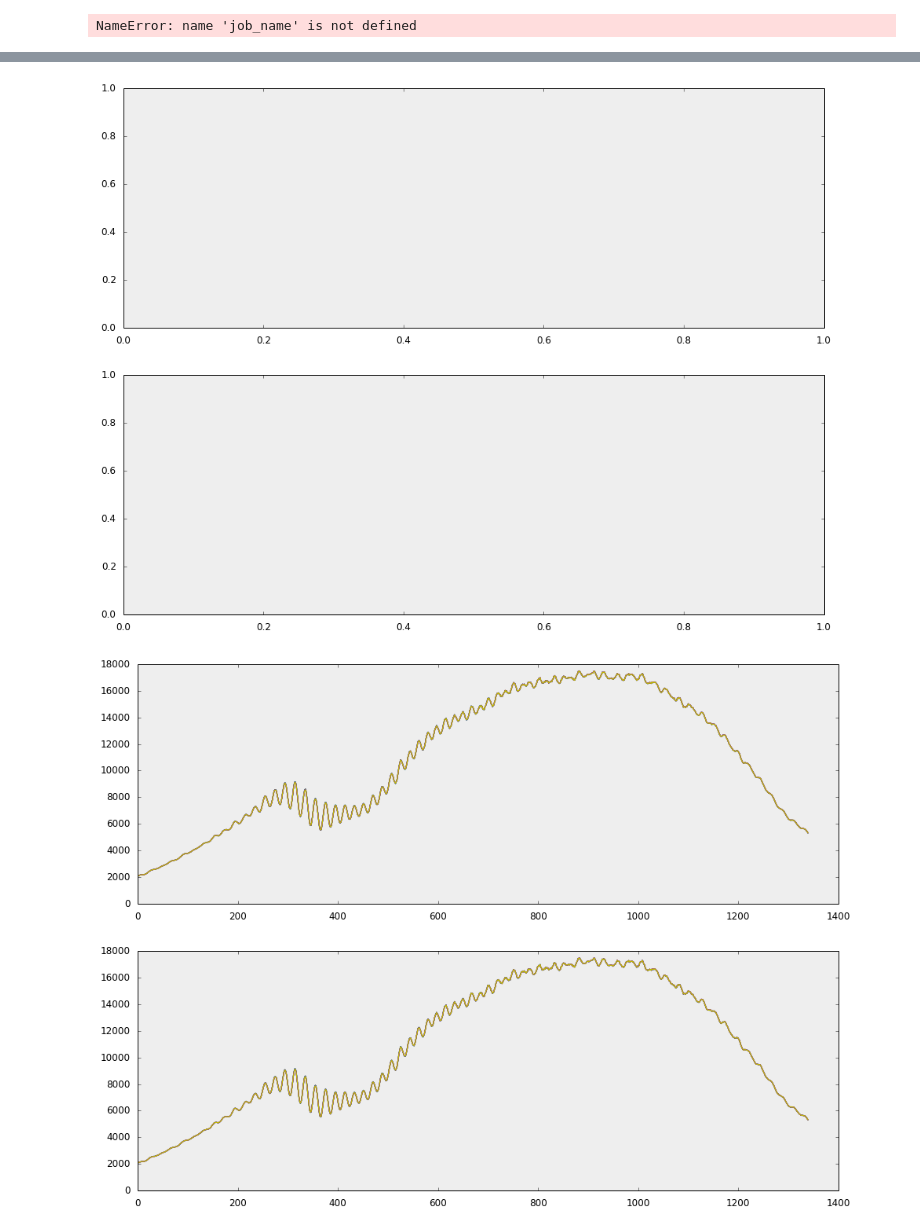
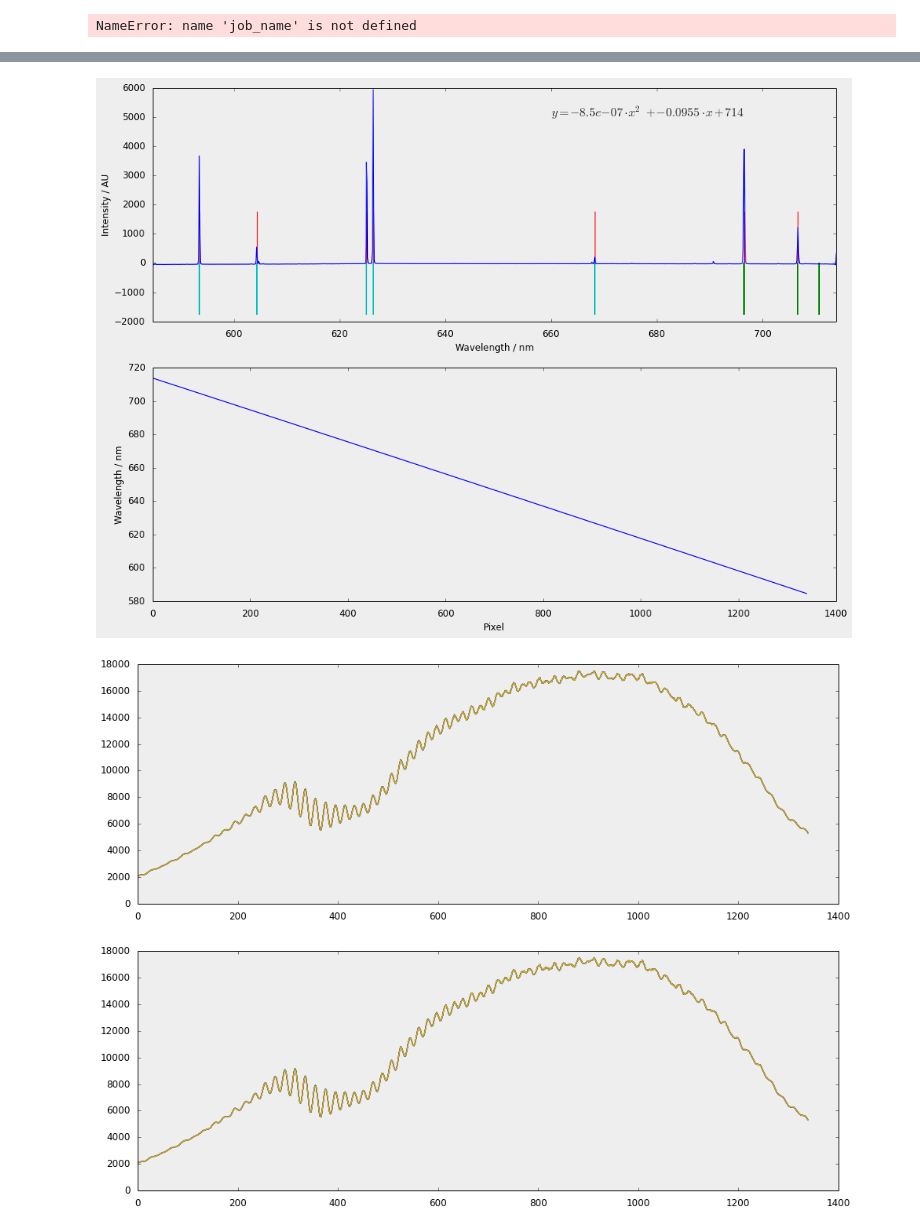
Before and after one commit to antonl/notebooks, a Jupyter notebook: Test Nudie.ipynb, the cells around one changed output, grey strips where cells are left out. Saved outputs shown, nothing was run; the diff lists cells and outputs as text; code cells hidden in the pictures.

```diff
--- a/Test Nudie.ipynb
+++ b/Test Nudie.ipynb
@@ -172,3 +193,48 @@ plot(mdata[(1, 'no-field')])
+# %%
+calib_spec_file = nudie.SpeFile(r'Z:\2D\Data\14-06-28\Calib_Spec_650nm_600g.SPE')
+
+from scipy.signal import argrelmax
+data = squeeze(calib_spec_file.data).mean(axis=-1)
+
+fig, (ax1, ax2) = subplots(2, 1)
+
+# baseline subtraction
+px = np.arange(data.shape[0])
+pv = np.polyfit(px, data, 2)
+data -= np.polyval(pv, px)
+
+# peak fitting
+res = argrelmax(data, order=10)[0]
+select = data[res] > 0.01*np.max(data)
+
+peaks = np.array([706.722, 696.543, 668.2968, 626.3688, 625.1348, 604.3008, 593.4566])
+
+official_lines_list = np.array( [253.652, 296.728, 302.150, 312.567, 313.155, 334.148, 365.015, 404.656,
+                                 407.783, 435.833, 546.074, 576.960, 579.066, 696.543, 706.722, 710.748,
+                                 727.294, 738.393, 750.387, 763.511, 772.376, 794.818, 800.616, 811.531,
+                                 826.452, 842.465, 852.144, 866.794, 912.297, 922.450])
+color = it.cycle(['g','c'])
+lines_list = [(i*official_lines_list, next(color)) for i in range(1, 3)]
+
+#435.833, 546.074, 576.960, 579.066, 696.543, 706.722, 710.748, 727.294, 738.393, 750.387, 763.511, 772.376,
+#peaks = np.array([ 696.543, 626.3688, 625.1348, 593.4566])
+corr = np.polyfit(res[select], peaks, 2)
+wl = np.polyval(corr, px)
+
+for lines, c in lines_list:
+    ax1.vlines(lines, -0.3*np.max(data), 0, c, linewidth=2)
+#ax1.semilogy()
+ax1.plot(wl, data)
+ax1.vlines(np.polyval(corr, res[select]), 0, 0.3*np.max(data), 'r')
+ax1.set_ylabel('Intensity / AU')
+ax1.set_xlabel('Wavelength / nm')
+ax1.set_xlim(min(wl), max(wl))
+ax1.text(660, 5000, r'$y = {:.3g} \cdot x^2 + {:.3g} \cdot x + {:.3g}$'.format(*corr), fontsize=16)
+ax2.plot(px, np.polyval(corr, px))
+ax2.set_ylabel('Wavelength / nm')
+ax2.set_xlabel('Pixel');
+# %% [output]
+[figure, added]
 # %%
 prd = data[:, shutter_open].mean(axis=1) - data[:, shutter_closed].mean(axis=1)
 wl = nudie.simple_wavelength_axis(groove_density=600)
@@ -178,24 +244,6 @@ def do_spectral_interferometry(wl, data):
     window = get_window(('kaiser', 11), len(data), fftbins=False)
     time = fftshift(fftfreq(len(freq), df))
     ft = fftshift(abs(fft(prd*window)))
-# %%
-def runme():
-    fig, (ax1, ax2) = subplots(2,1)
-
-    def callback(name,obj):
-        if 'shutter_open' in name:
-            #print(obj.attrs['voltage'])
-            ax1.plot(obj)
-        elif 'shutter_closed' in name:
-            #print(obj.attrs['voltage'])
-            ax2.plot(obj)
-
-    return callback
-
-with h5py.File('./r800_pp.hdf5', 'r') as f:
-    f.visititems(runme())
-# %% [output]
-[figure, removed]
 # %%
 fig, (ax1, ax2) = subplots(2,1)
 
```
Also changed, not shown: parts of 7 cells of this notebook, 4 other files.
